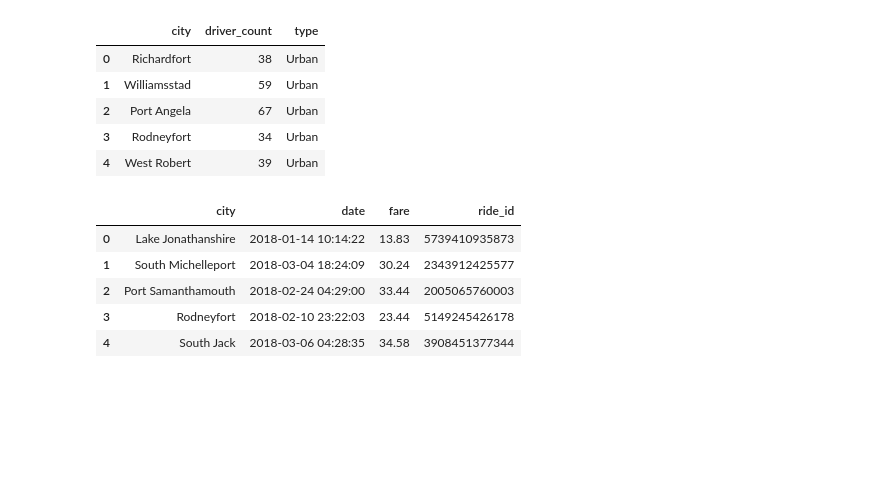
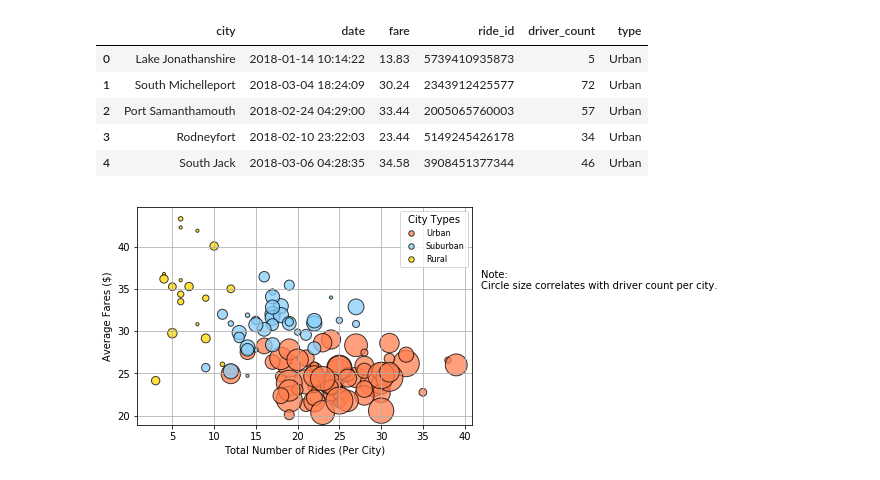
Before and after one commit to kathleeng77/Matplotlib-Challenge, a Jupyter notebook: matplotlib-challenge.ipynb, the cells around one changed output. Drawn from its saved outputs; the diff is of its cells as text; code cells hidden in the pictures; blank space fills up the shorter version.

Commit message:
added scatter plot per city and images folder

```diff
--- a/matplotlib-challenge.ipynb
+++ b/matplotlib-challenge.ipynb
@@ -7,32 +7,66 @@ import pandas as pd
 import numpy as np
 # %%
 # Load files
+ride_data = "data/ride_data.csv"
 city_data = "data/city_data.csv"
-ride_data = "data/ride_data.csv"
 
 # Read the City and Ride Data
+ride_df = pd.read_csv(ride_data)
 city_df = pd.read_csv(city_data)
-ride_df = pd.read_csv(ride_data)
 
 # Combine the data into a single dataset
-
+main_df = pd.merge(ride_df, city_df, on="city", how="left")
 
 # Display the data table for preview
+main_df.head()
+# %% [output]
+|  | city | date | fare | ride_id | driver_count | type |
+| 0 | Lake Jonathanshire | 2018-01-14 10:14:22 | 13.83 | 5739410935873 | 5 | Urban |
+| 1 | South Michelleport | 2018-03-04 18:24:09 | 30.24 | 2343912425577 | 72 | Urban |
+| 2 | Port Samanthamouth | 2018-02-24 04:29:00 | 33.44 | 2005065760003 | 57 | Urban |
+| 3 | Rodneyfort | 2018-02-10 23:22:03 | 23.44 | 5149245426178 | 34 | Urban |
+| 4 | South Jack | 2018-03-06 04:28:35 | 34.58 | 3908451377344 | 46 | Urban |
-# %%
-city_df.head()
-# %% [output]
-|  | city | driver_count | type |
-| 0 | Richardfort | 38 | Urban |
-| 1 | Williamsstad | 59 | Urban |
-| 2 | Port Angela | 67 | Urban |
-| 3 | Rodneyfort | 34 | Urban |
-| 4 | West Robert | 39 | Urban |
-# %%
-ride_df.head()
-# %% [output]
-|  | city | date | fare | ride_id |
-| 0 | Lake Jonathanshire | 2018-01-14 10:14:22 | 13.83 | 5739410935873 |
-| 1 | South Michelleport | 2018-03-04 18:24:09 | 30.24 | 2343912425577 |
-| 2 | Port Samanthamouth | 2018-02-24 04:29:00 | 33.44 | 2005065760003 |
-| 3 | Rodneyfort | 2018-02-10 23:22:03 | 23.44 | 5149245426178 |
-| 4 | South Jack | 2018-03-06 04:28:35 | 34.58 | 3908451377344 |
+# %%
+# Make data frames by city
+urban_cities = main_df[main_df["type"] == "Urban"].groupby([main_df["city"]])
+suburban_cities = main_df[main_df["type"] == "Suburban"].groupby([main_df["city"]])
+rural_cities = main_df[main_df["type"] == "Rural"].groupby([main_df["city"]])
+
+# Calculate ride count (x is for x axis), fare average (y is for y axis),
+# and driver count average(s is for size) for each city group
+urban_x = urban_cities["ride_id"].count()
+urban_y = urban_cities["fare"].mean()
+urban_s = urban_cities["driver_count"].mean()
+suburban_x = suburban_cities["ride_id"].count()
+suburban_y = suburban_cities["fare"].mean()
+suburban_s = suburban_cities["driver_count"].mean()
+rural_x = rural_cities["ride_id"].count()
+rural_y = rural_cities["fare"].mean()
+rural_s = rural_cities["driver_count"].mean()
+
+# Make scatter plots for each city group
+plt.scatter(urban_x, urban_y, s=urban_s*10, label="Urban", marker="o", color=["coral"],
+            edgecolor="black", alpha=0.75)
+plt.scatter(suburban_x, suburban_y, s=suburban_s*10, label="Suburban", marker="o", color=["lightskyblue"],
+            edgecolor="black", alpha=0.75)
+plt.scatter(rural_x, rural_y, s=rural_s*10, label="Rural", marker="o", color=["gold"],
+            edgecolor="black", alpha=0.75)
+
+# Make grid, labels, and legend
+plt.grid()
+plt.xlabel("Total Number of Rides (Per City)")
+plt.ylabel("Average Fares ($)")
+legend = plt.legend(title= "City Types", fontsize = 8, loc=0, scatterpoints=1)
+for handle in legend.legendHandles:
+    handle.set_sizes([30])
+
+# Incorporate a text label regarding circle size
+plt.text(42,35,"Note: \nCircle size correlates with driver count per city.", fontsize = 10)
+
+# Save Figure
+plt.savefig("Images/ride_share_scatter.png", bbox_inches="tight")
+
+# Show plot
+plt.show()
+# %% [output]
+[figure, added]
```
Also changed, not shown: 1 other file.
